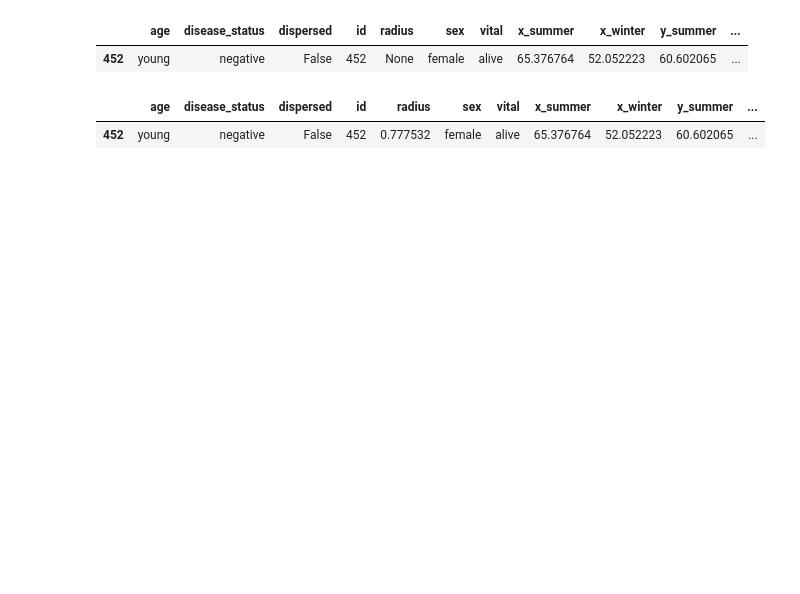
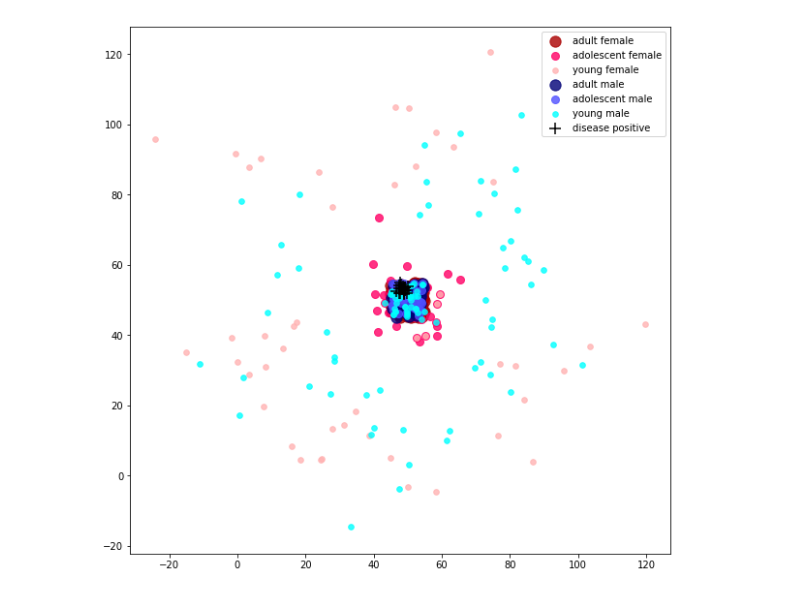
Before and after one commit to damiansp/diseaseSimulator, a Jupyter notebook: python/deer_sim.py.ipynb, the cells around one changed output. Cells and saved outputs as stored; diff of their text form; code cells hidden in the pictures; blank space fills up the shorter version.

```diff
--- a/python/deer_sim.py.ipynb
+++ b/python/deer_sim.py.ipynb
@@ -82,6 +82,8 @@ HOMERANGE = {
                'adult':      {'mean': 4.80, 'sd': 1.96}},
     'female': {'adolescent': {'mean': 1.77, 'sd': 0.93},
                'adult':      {'mean': 1.77, 'sd': 0.93}}}
+
+PROB_ANIMAL_INFECT = 1 # if homeranges overlap
 # %%
 # Simulation Values
 ITERATIONS = 10
@@ -110,11 +112,12 @@ class Animal:
         self.sex = sex
         self.dispersed = False if age == 'young' else True
         self.coords = coords if coords is not None else self._init_coords()
-        self.disease_status = 'negative'
+        self.is_infected = False
         self.years_infected = np.nan
         self.vital = 'alive'
-        self.homerange = None
-        self.radius = None
+        self.get_homerange()
+        #self.homerange = None
+        #self.radius = None
 
     def _init_coords(self):
         winter = self._get_random_coords()
@@ -190,7 +193,7 @@ class Animal:
              'y_winter': self.coords['winter'][1],
              'x_summer': self.coords['summer'][0],
              'y_summer': self.coords['summer'][1],
-             'disease_status': self.disease_status,
+             'is_infected': self.is_infected,
              'years_infected': self.years_infected,
              'dispersed': self.dispersed,
              'vital': self.vital,
@@ -323,12 +341,0 @@ population.plot(season)
-# %%
-animal = Animal('young', 'female')
-animal.to_dataframe()
-# %% [output]
-|  | age | disease_status | dispersed | id | radius | sex | vital | x_summer | x_winter | y_summer | ... |
-| 452 | young | negative | False | 452 | None | female | alive | 65.376764 | 52.052223 | 60.602065 | ... |
-# %%
-animal.get_homerange()
-animal.to_dataframe()
-# %% [output]
-|  | age | disease_status | dispersed | id | radius | sex | vital | x_summer | x_winter | y_summer | ... |
-| 452 | young | negative | False | 452 | 0.777532 | female | alive | 65.376764 | 52.052223 | 60.602065 | ... |
@@ -334,0 +344,4 @@ animal.to_dataframe()
+# %%
+population.plot(season)
+# %% [output]
+[figure, added]
```
Also changed, not shown: parts of 4 cells of this notebook, 1 other file.
